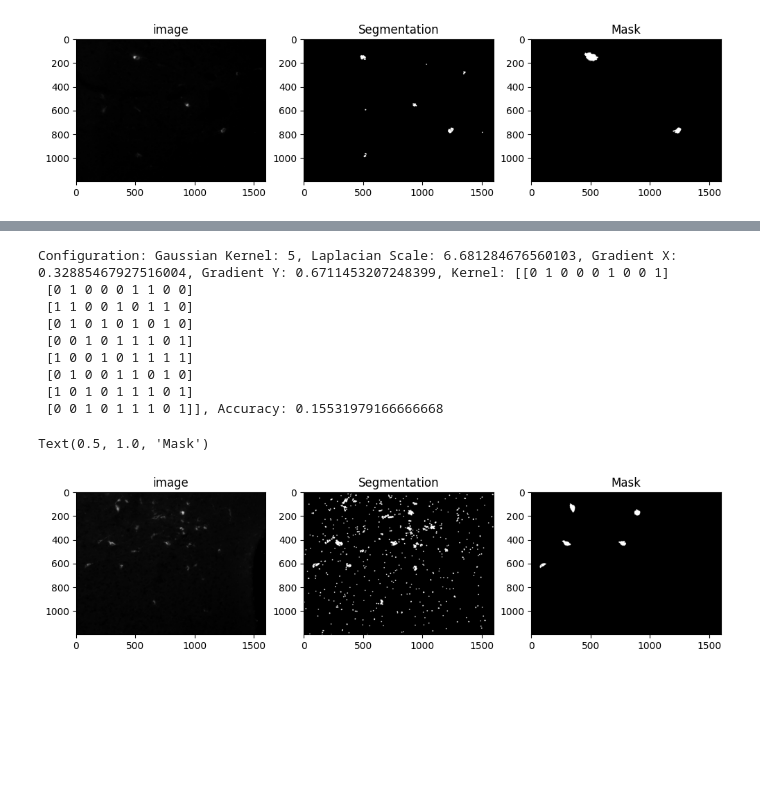
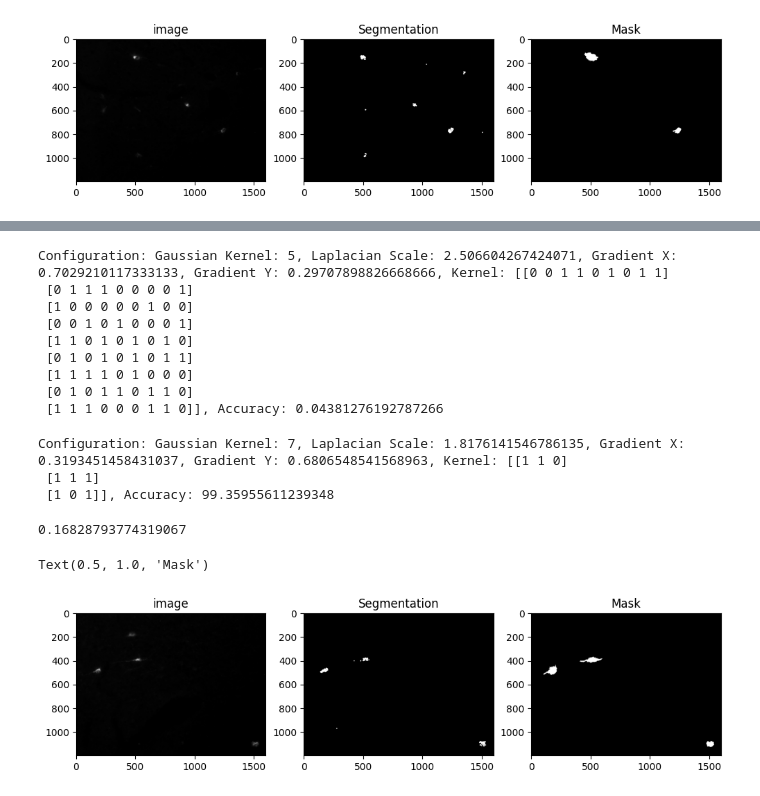
Before and after one commit to ljmantillasc/pgc111-labs-2023-02, a Jupyter notebook: project/lab01.ipynb, the cells around one changed output, grey strips where cells are left out. Saved outputs shown, nothing was run; the diff lists cells and outputs as text; code cells hidden in the pictures; blank space fills up the shorter version.

```diff
--- a/project/lab01.ipynb
+++ b/project/lab01.ipynb
@@ -328,11 +369,11 @@ def generateRandomConfigurations(num_configs):
 
     for _ in range(num_configs):
         gaussianKernel = random.choice([3,5,7]) # Range for gaussianKernel
-        laplacianScale = random.uniform(1.0, 10.0)  # Range for laplacianScale
-        randWeight = random.uniform(0.3, 0.7)
+        laplacianScale = random.uniform(1.0, 8.0)  # Range for laplacianScale
+        randWeight = random.uniform(0.2, 0.8)
         gradX = randWeight  # Range for gradX
         gradY = 1-randWeight  # Range for gradY
-        kernelSize = random.choice([3,5,7,9])#[num for num in range(random.randint(5, 9), random.randint(10, 20)) if num % 2 != 0][0]
+        kernelSize = random.choice([3,5,7,9])
 
         new_config = Configuration(gaussianKernel, laplacianScale, gradX, gradY, kernelSize)
         configurations.append(new_config)
@@ -353,8 +390,8 @@ if os.path.exists(folder_path):
 else:
     print("The specified folder path does not exist.")
 # %%
-selected_files = random.sample(files_list, 100)
-random_configs = generateRandomConfigurations(250)
+selected_files = random.sample(files_list, 250)
+random_configs = generateRandomConfigurations(50)
 # %%
 def findBestConfiguration(configurations, selected_files):
     num_configs = len(configurations)
@@ -438,29 +477,39 @@ for index in range(0, len(random_configs)):
 # %%
-random_configs[4].showConfiguration()
+random_configs[20].showConfiguration()
 # %% [output]
-Configuration: Gaussian Kernel: 5, Laplacian Scale: 6.681284676560103, Gradient X: 0.32885467927516004, Gradient Y: 0.6711453207248399, Kernel: [[0 1 0 0 0 1 0 0 1]
- [0 1 0 0 0 1 1 0 0]
- [1 1 0 0 1 0 1 1 0]
- [0 1 0 1 0 1 0 1 0]
- [0 0 1 0 1 1 1 0 1]
- [1 0 0 1 0 1 1 1 1]
- [0 1 0 0 1 1 0 1 0]
- [1 0 1 0 1 1 1 0 1]
- [0 0 1 0 1 1 1 0 1]], Accuracy: 0.15531979166666668
+Configuration: Gaussian Kernel: 5, Laplacian Scale: 2.506604267424071, Gradient X: 0.7029210117333133, Gradient Y: 0.29707898826668666, Kernel: [[0 0 1 1 0 1 0 1 1]
+ [0 1 1 1 0 0 0 0 1]
+ [1 0 0 0 0 0 1 0 0]
+ [0 0 1 0 1 0 0 0 1]
+ [1 1 0 1 0 1 0 1 0]
+ [0 1 0 1 0 1 0 1 1]
+ [1 1 1 1 0 1 0 0 0]
+ [0 1 0 1 1 0 1 1 0]
+ [1 1 1 0 0 0 1 1 0]], Accuracy: 0.04381276192787266
+# %%
+random_configs[21].showConfiguration()
+# %% [output]
+Configuration: Gaussian Kernel: 7, Laplacian Scale: 1.8176141546786135, Gradient X: 0.3193451458431037, Gradient Y: 0.6806548541568963, Kernel: [[1 1 0]
+ [1 1 1]
+ [1 0 1]], Accuracy: 99.35955611239348
+# %%
+random_configs[17].calculate_iou(aux1, aux2)
+# %% [output]
+0.16828793774319067
 # %%
 f, axarr = plt.subplots(1,3, figsize=(12,10))
 
-pathTemp = selected_files[9]
+pathTemp = selected_files[8]
 image = cv2.imread(pathTemp, cv2.IMREAD_GRAYSCALE)
-aux1, aux2 = getImageAndMask(pathTemp, random_configs[0])
+aux1, aux2 = getImageAndMask(pathTemp, random_configs[21])
 
 axarr[0].imshow(image, cmap='gray')
 axarr[1].imshow(aux1, cmap='gray')
 axarr[2].imshow(aux2, cmap='gray')
 
 axarr[0].set_title('image')
 axarr[1].set_title('Segmentation')
 axarr[2].set_title('Mask')
 # %% [output]
 Text(0.5, 1.0, 'Mask')
-[figure, old version]
+[figure, new version]
```
Also changed, not shown: parts of 14 cells of this notebook.
